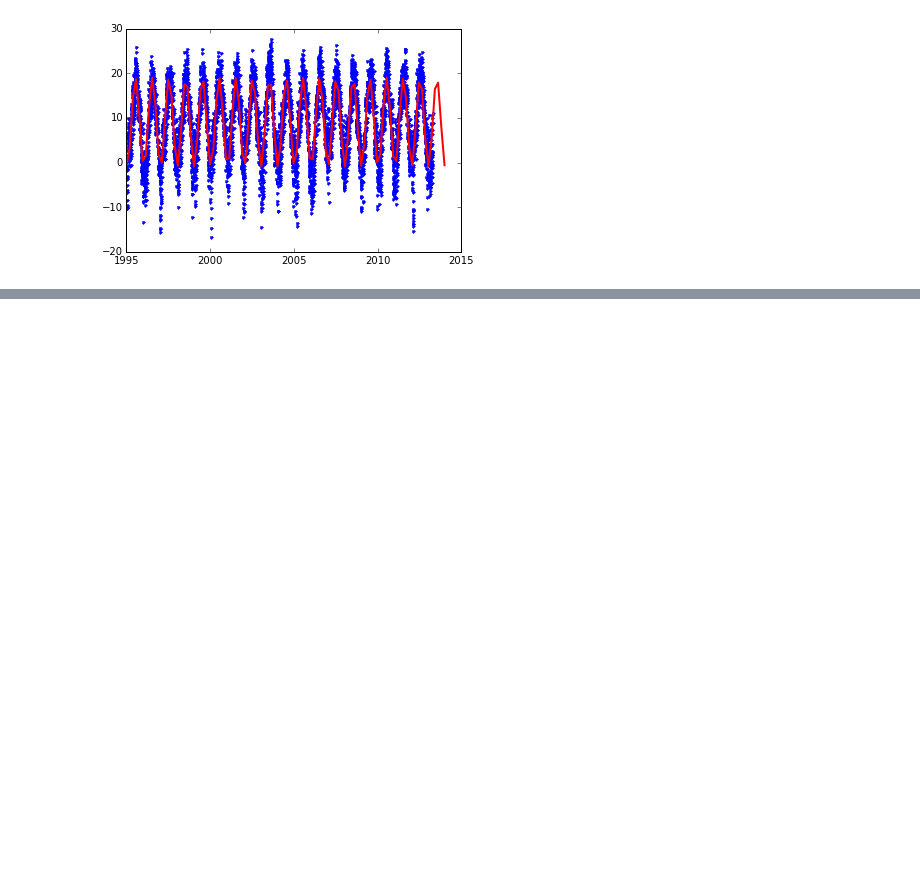
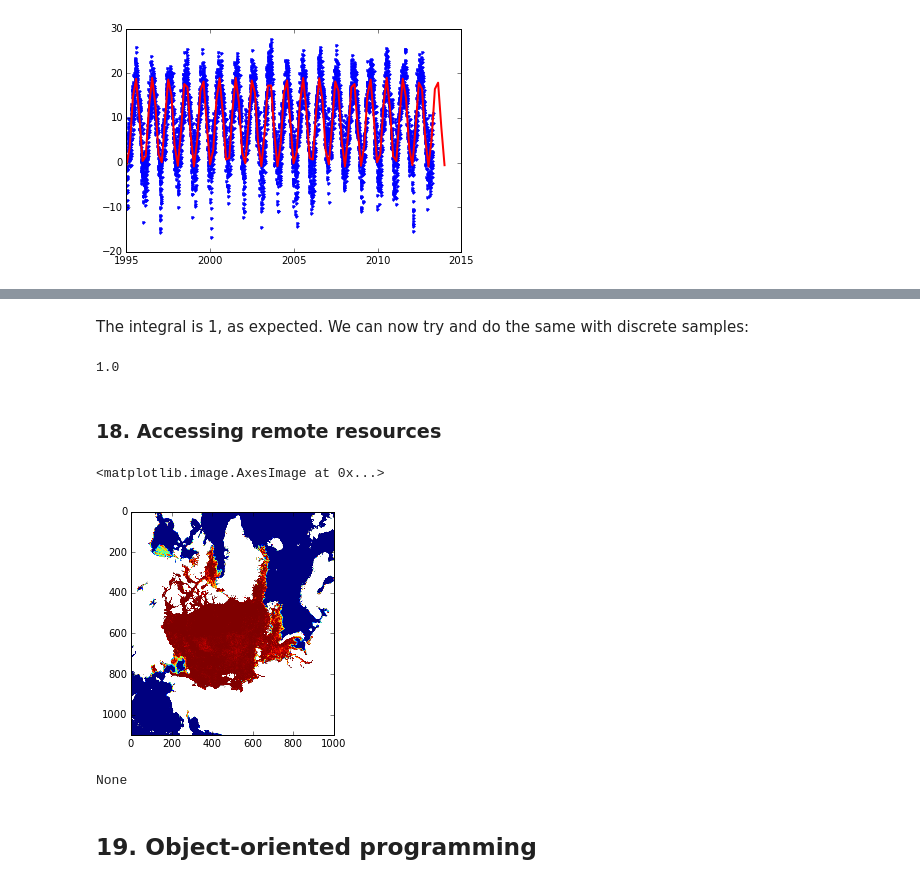
Before and after one commit to astrofrog/py4sci, a Jupyter notebook: lectures/Exercise Solutions.ipynb, the cells around one changed output, grey strips where cells are left out. Drawn from its saved outputs; the diff is of its cells as text; code cells hidden in the pictures; blank space fills up the shorter version.

```diff
--- a/lectures/Exercise Solutions.ipynb
+++ b/lectures/Exercise Solutions.ipynb
@@ -530,0 +543,45 @@ plt.plot(xfine, cosine(xfine, *popt), color='red', lw=2)
+# %% [markdown]
+The integral is 1, as expected. We can now try and do the same with discrete samples:
+# %%
+from scipy.integrate import simps
+x = np.linspace(-100., 100., 10000)
+y = gaussian(x, 1., 0., 1.)
+simps(y, x=x)
+# %% [output]
+1.0
+# %% [markdown]
+### 18. Accessing remote resources
+# %%
+import requests
+
+# We can store the base URL in a constant
+URL = "http://mpia.de/~robitaille/share/ice_data/{year:04d}{month:02d}{day:02d}.npy"
+
+def get_map(year, month, day):
+
+    result = requests.get(URL.format(year=year, month=month, day=day))
+
+    # For requests, it turns out that if the file is not
+    # found no error is raised but ``status_code`` is set
+    # to 404:
+    if result.status_code == 404:
+        return None
+
+    f = open('temporary.npy', 'wb')
+    f.write(result.content)
+    f.close()
+
+    return np.load('temporary.npy')
+# %%
+m = get_map(2010, 12, 3)
+# %%
+plt.imshow(m)
+# %% [output]
+<matplotlib.image.AxesImage at 0x...>
+[figure, added]
+# %%
+print(get_map(2011,12,3))
+# %% [output]
+None
+# %% [markdown]
+## 19. Object-oriented programming
```
Also changed, not shown: parts of 23 cells of this notebook.
